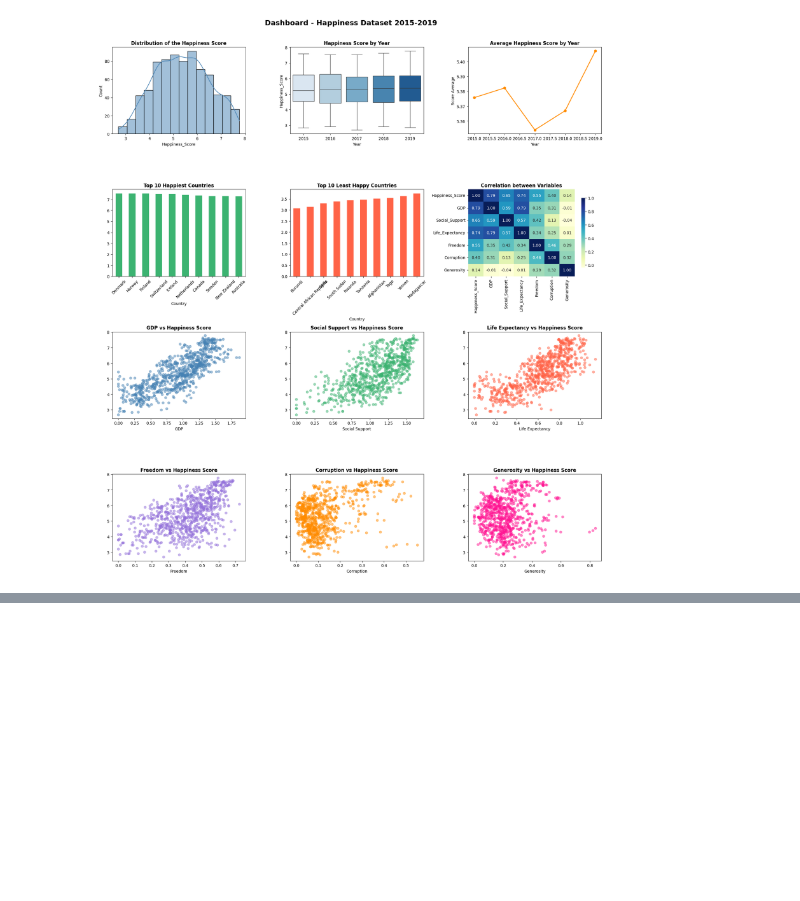
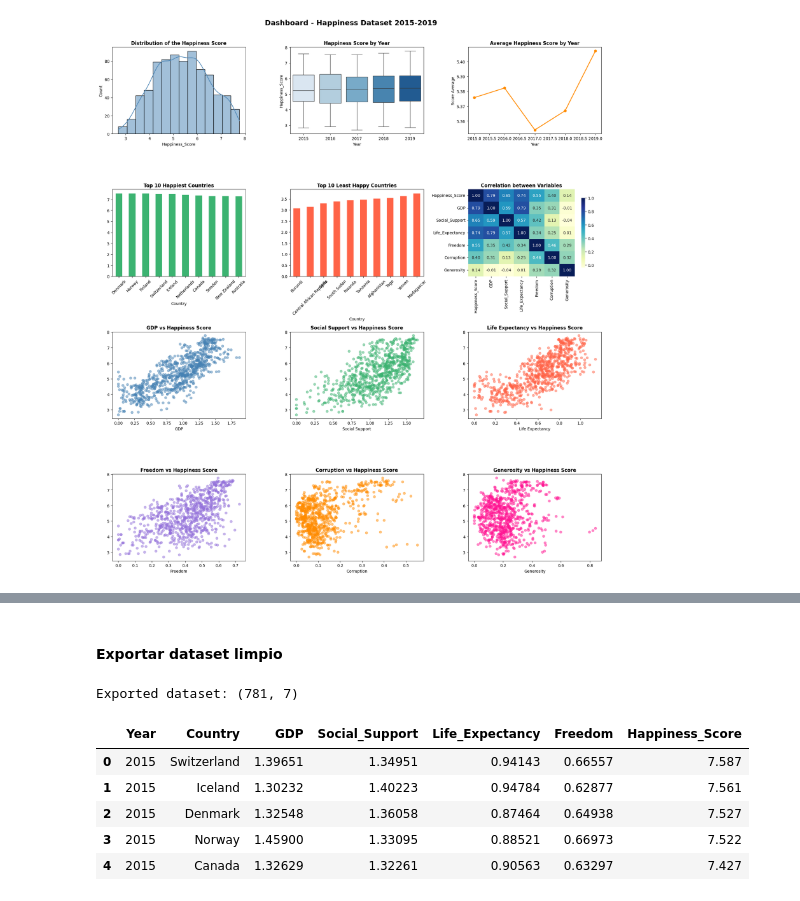
Before and after one commit to Salo018/Workshop-003, a Jupyter notebook: notebooks/eda.ipynb, the cells around one changed output, grey strips where cells are left out. Drawn from its saved outputs; the diff is of its cells as text; code cells hidden in the pictures; blank space fills up the shorter version.

```diff
--- a/notebooks/eda.ipynb
+++ b/notebooks/eda.ipynb
@@ -337,0 +363,10 @@ Passing `palette` without assigning `hue` is deprecated and will be removed in v
+# %%
+# Define the list of selected features
+SELECTED_FEATURES = ['GDP', 'Social_Support', 'Life_Expectancy',
+                     'Freedom']
+#Define the target, the variable I want to predict
+TARGET = 'Happiness_Score'
+
+#Print the selected features and target
+print("Selected features:", SELECTED_FEATURES)
+print("Target:", TARGET)
@@ -337,0 +378,17 @@ Passing `palette` without assigning `hue` is deprecated and will be removed in v
+# %% [markdown]
+#### Exportar dataset limpio
+# %%
+df_clean = df[['Year', 'Country'] + SELECTED_FEATURES + [TARGET]].copy()
+df_clean.to_csv('C:/Users/Asus/OneDrive/Desktop/Workshop-003/data/df_clean.csv', index=False)
+print("Exported dataset:", df_clean.shape)
+# %% [output]
+Exported dataset: (781, 7)
+# %%
+df_clean.head()
+# %% [output]
+|  | Year | Country | GDP | Social_Support | Life_Expectancy | Freedom | Happiness_Score |
+| 0 | 2015 | Switzerland | 1.39651 | 1.34951 | 0.94143 | 0.66557 | 7.587 |
+| 1 | 2015 | Iceland | 1.30232 | 1.40223 | 0.94784 | 0.62877 | 7.561 |
+| 2 | 2015 | Denmark | 1.32548 | 1.36058 | 0.87464 | 0.64938 | 7.527 |
+| 3 | 2015 | Norway | 1.45900 | 1.33095 | 0.88521 | 0.66973 | 7.522 |
+| 4 | 2015 | Canada | 1.32629 | 1.32261 | 0.90563 | 0.63297 | 7.427 |
```
Also changed, not shown: parts of 6 cells of this notebook, 1 other file.
